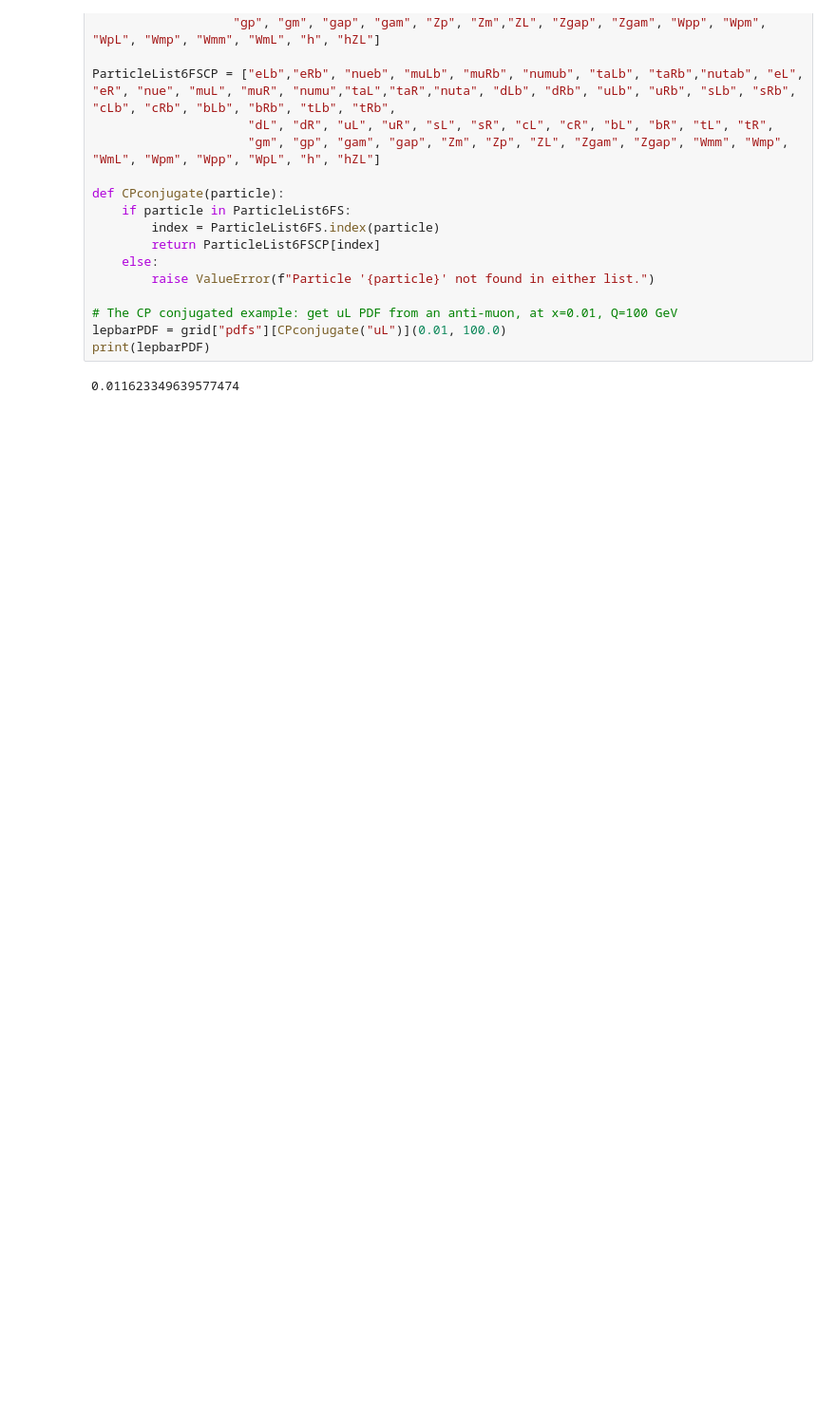
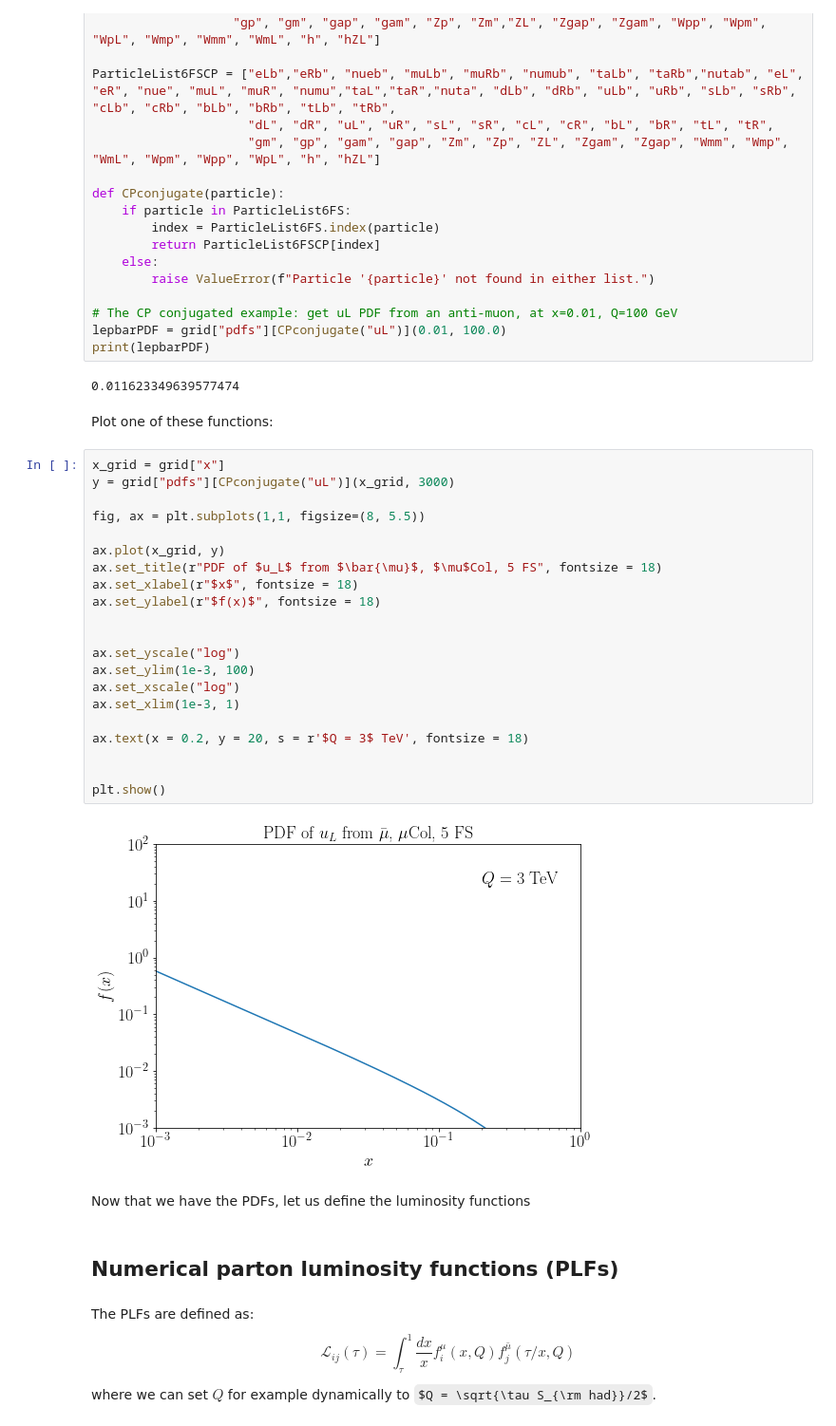
Before and after one commit to armankorajac/finite-width-lepton-colliders, a Jupyter notebook: finite-width.ipynb, the cells around one changed output. Shown: that part at 95% size. Drawn from its saved outputs; the diff is of its cells as text; some formulas as TeX source; blank space fills up the shorter version.

Commit message:
defined PLFs

```diff
--- a/finite-width.ipynb
+++ b/finite-width.ipynb
@@ -382,3 +392,39 @@ lepbarPDF = grid["pdfs"][CPconjugate("uL")](0.01, 100.0)
 print(lepbarPDF)
 # %% [output]
 0.011623349639577474
+# %% [markdown]
+Plot one of these functions:
+# %%
+x_grid = grid["x"]
+y = grid["pdfs"][CPconjugate("uL")](x_grid, 3000)
+
+fig, ax = plt.subplots(1,1, figsize=(8, 5.5))
+
+ax.plot(x_grid, y)
+ax.set_title(r"PDF of $u_L$ from $\bar{\mu}$, $\mu$Col, 5 FS", fontsize = 18)
+ax.set_xlabel(r"$x$", fontsize = 18)
+ax.set_ylabel(r"$f(x)$", fontsize = 18)
+
+
+ax.set_yscale("log")
+ax.set_ylim(1e-3, 100)
+ax.set_xscale("log")
+ax.set_xlim(1e-3, 1)
+
+ax.text(x = 0.2, y = 20, s = r'$Q = 3$ TeV', fontsize = 18)
+
+
+plt.show()
+# %% [output]
+[figure, added]
+# %% [markdown]
+Now that we have the PDFs, let us define the luminosity functions
+# %% [markdown]
+## Numerical parton luminosity functions (PLFs)
+# %% [markdown]
+The PLFs are defined as:
+\begin{equation}
+\mathcal{L}_{ij} (\tau) = \int_{\tau}^{1} \frac{dx}{x} f_i^{\mu} \left( x, Q \right) f_j^{\bar{\mu}} (\tau / x, Q)
+\end{equation}
+
+where we can set $Q$ for example dynamically to $Q = \sqrt{\tau S_{\rm had}}/2$.
```
Also changed, not shown: parts of 34 cells of this notebook.
